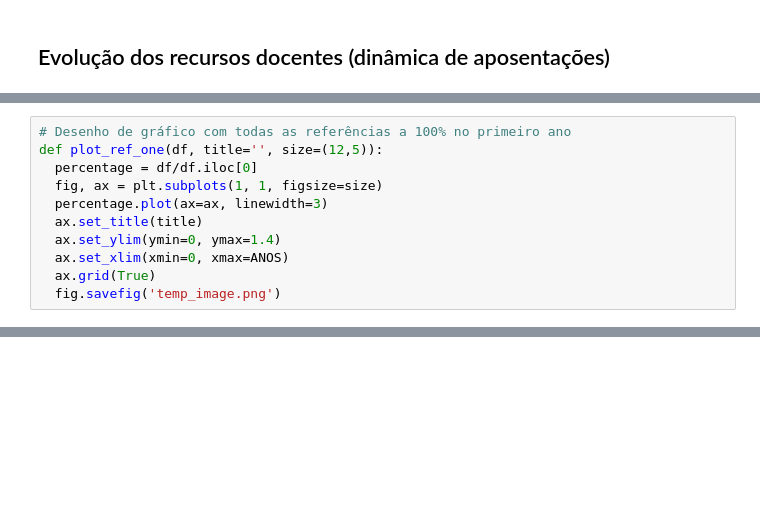
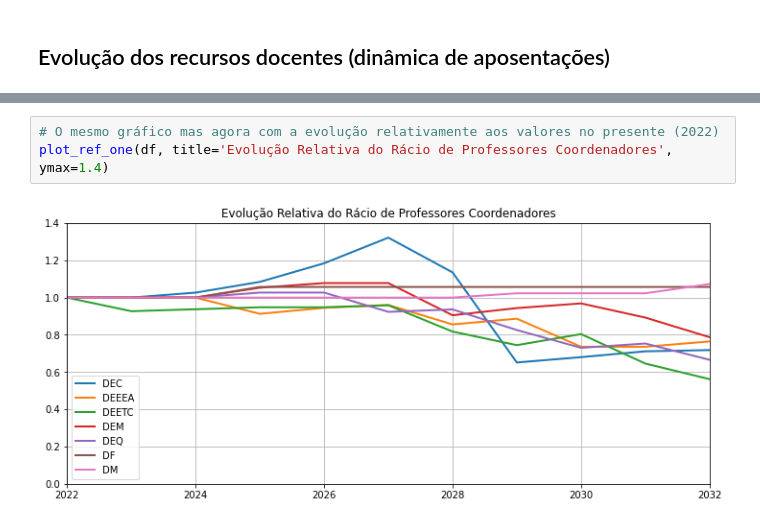
Before and after one commit to arjoca/RHDocentes, a Jupyter notebook: RHDocentes_Futuro.ipynb, the cells around one changed output, grey strips where cells are left out. Drawn from its saved outputs; the diff is of its cells as text; blank space fills up the shorter version.

```diff
--- a/RHDocentes_Futuro.ipynb
+++ b/RHDocentes_Futuro.ipynb
@@ -120,11 +150,0 @@ IDADE_REFORMA = 70
-# %%
-# Desenho de gráfico com todas as referências a 100% no primeiro ano
-def plot_ref_one(df, title='', size=(12,5)):
-  percentage = df/df.iloc[0]
-  fig, ax = plt.subplots(1, 1, figsize=size)
-  percentage.plot(ax=ax, linewidth=3)
-  ax.set_title(title)
-  ax.set_ylim(ymin=0, ymax=1.4)
-  ax.set_xlim(xmin=0, xmax=ANOS)
-  ax.grid(True)
-  fig.savefig('temp_image.png')
@@ -189,0 +186,5 @@ plot_ref_one(df3, title='RIGHT')
+# %%
+# O mesmo gráfico mas agora com a evolução relativamente aos valores no presente (2022)
+plot_ref_one(df, title='Evolução Relativa do Rácio de Professores Coordenadores', ymax=1.4)
+# %% [output]
+[figure, added]
```
Also changed, not shown: parts of 18 cells of this notebook.
